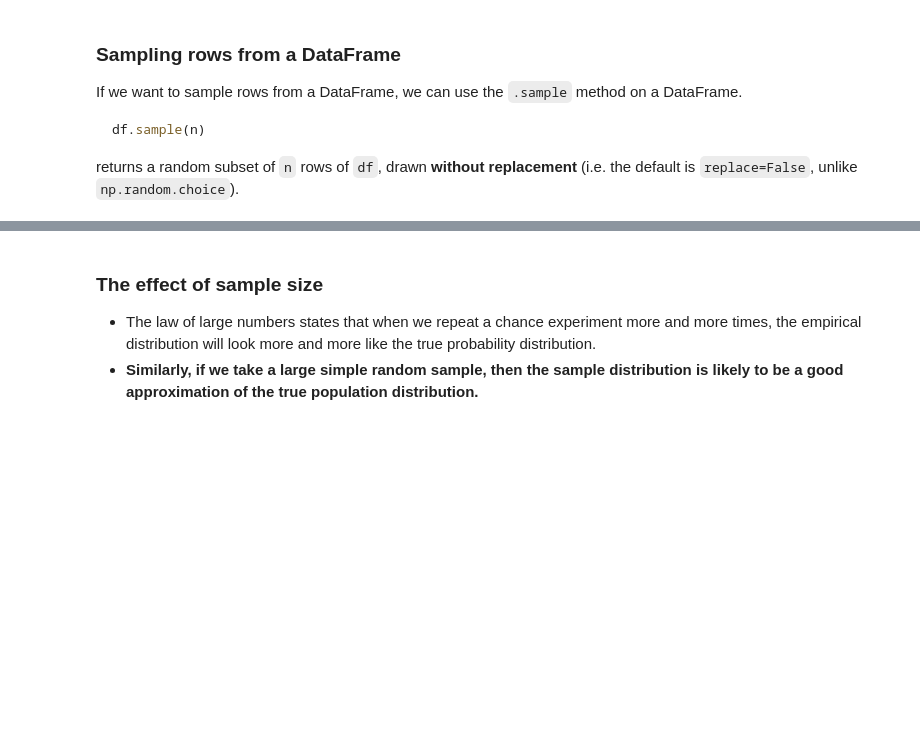
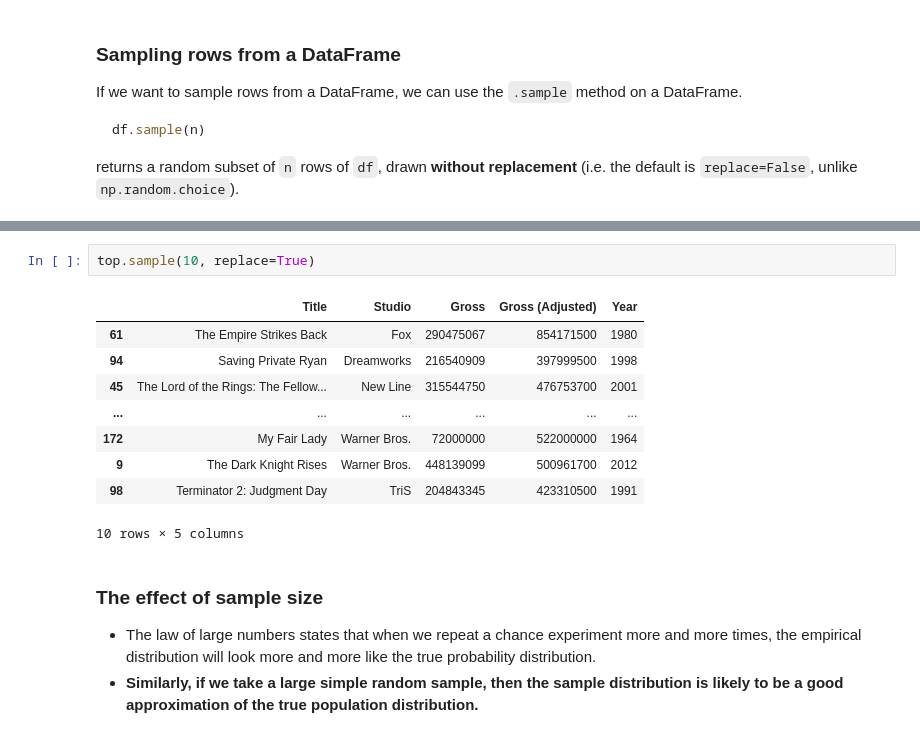
Before and after one commit to dsc-courses/dsc10-2022-su, a Jupyter notebook: lectures/lec14/lec14-live.ipynb, the cells around one changed output, grey strips where cells are left out. Drawn from its saved outputs; the diff is of its cells as text; blank space fills up the shorter version.

```diff
--- a/lectures/lec14/lec14-live.ipynb
+++ b/lectures/lec14/lec14-live.ipynb
@@ -183,3 +261,15 @@ returns a random subset of `n` rows of `df`, drawn **without replacement** (i.e.
+# %%
+top.sample(10, replace=True)
+# %% [output]
+|  | Title | Studio | Gross | Gross (Adjusted) | Year |
+| 61 | The Empire Strikes Back | Fox | 290475067 | 854171500 | 1980 |
+| 94 | Saving Private Ryan | Dreamworks | 216540909 | 397999500 | 1998 |
+| 45 | The Lord of the Rings: The Fellow... | New Line | 315544750 | 476753700 | 2001 |
+| ... | ... | ... | ... | ... | ... |
+| 172 | My Fair Lady | Warner Bros. | 72000000 | 522000000 | 1964 |
+| 9 | The Dark Knight Rises | Warner Bros. | 448139099 | 500961700 | 2012 |
+| 98 | Terminator 2: Judgment Day | TriS | 204843345 | 423310500 | 1991 |
+10 rows × 5 columns
 # %% [markdown]
 ### The effect of sample size
 
```
Also changed, not shown: parts of 20 cells of this notebook.
